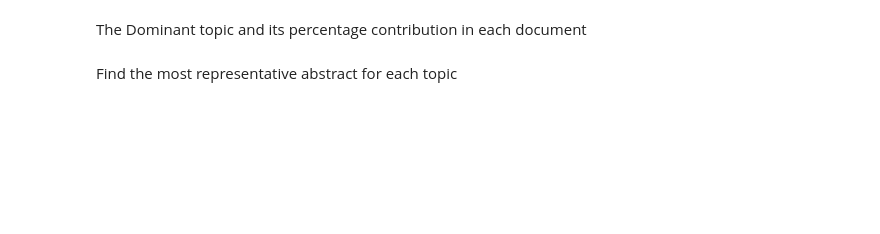
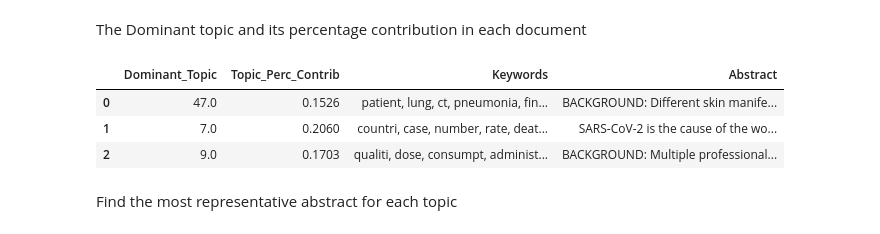
Before and after one commit to leizhipeng/covid19_textmining, a Jupyter notebook: topic_modeling_COVID_2ndS.ipynb, the cells around one changed output. Saved outputs shown, nothing was run; the diff lists cells and outputs as text; code cells hidden in the pictures; blank space fills up the shorter version.

```diff
--- a/topic_modeling_COVID_2ndS.ipynb
+++ b/topic_modeling_COVID_2ndS.ipynb
@@ -200,22 +272,37 @@ for topic in lda_model.print_topics():
 # %% [markdown]
 The Dominant topic and its percentage contribution in each document
 # %%
-def dominant_topic(ldamodel, corpus, texts):
-    # Init output
+def dominant_topic(ldamodel, corp, texts, saved_file_name):
+    """
+    Determine the dominant topic and its percentage contribution in each documents.
+    :param ldamodel: LDA model.
+    :param corp: corpus.
+    :param texts: Documents.
+    :param saved_file_name: The file name for saving the dataframe.
+    :return: A dataframe having the dominant topic, topic percentage contribution, keywords, and Abstract.
+    """
     topic_df = pd.DataFrame()
-    # Get main topic in each document
-    for i, row_list in enumerate(ldamodel[corpus]):
+    for i, row_list in enumerate(ldamodel[corp]):
         row = row_list[0] if ldamodel.per_word_topics else row_list
         row = sorted(row, key=lambda x: (x[1]), reverse=True)
-        topic_num,prop_topic = row[0]
-        topic_keywords = ", ".join([word for word, prop in ldamodel.show_topic(topic_num)])
-        topic_df = topic_df.append(pd.Series([int(topic_num), round(prop_topic,4), topic_keywords]), ignore_index=True)
+        if row:
+            topic_num,prop_topic = row[0]
+            topic_keywords = ", ".join([word for word, prop in ldamodel.show_topic(topic_num)])
+            topic_df = topic_df.append(pd.Series([int(topic_num), round(prop_topic,4), topic_keywords]), ignore_index=True)
+        else:
+           topic_df = topic_df.append(pd.Series([10000, round(0.0,4), ""]), ignore_index=True)
     topic_df = pd.concat([topic_df, texts], axis=1)
     topic_df.columns = ['Dominant_Topic', 'Topic_Perc_Contrib', 'Keywords', 'Abstract']
+    topic_df.to_pickle(saved_file_name)
     return topic_df
 
-topic_keywords_df = dominant_topic(ldamodel=lda_model, corpus=corpus, texts=samp_pd.Abstract)
-topic_keywords_df.head(3)
+text_topic_df = dominant_topic(ldamodel=lda_model, corp=corpus, texts=samp_pd.Abstract,saved_file_name="text_topics.pkl")
+text_topic_df.head(3)
+# %% [output]
+|  | Dominant_Topic | Topic_Perc_Contrib | Keywords | Abstract |
+| 0 | 47.0 | 0.1526 | patient, lung, ct, pneumonia, fin... | BACKGROUND: Different skin manife... |
+| 1 | 7.0 | 0.2060 | countri, case, number, rate, deat... | SARS-CoV-2 is the cause of the wo... |
+| 2 | 9.0 | 0.1703 | qualiti, dose, consumpt, administ... | BACKGROUND: Multiple professional... |
 # %% [markdown]
 Find the most representative abstract for each topic
 # %%
```
Also changed, not shown: parts of 19 cells of this notebook, 9 other files.
